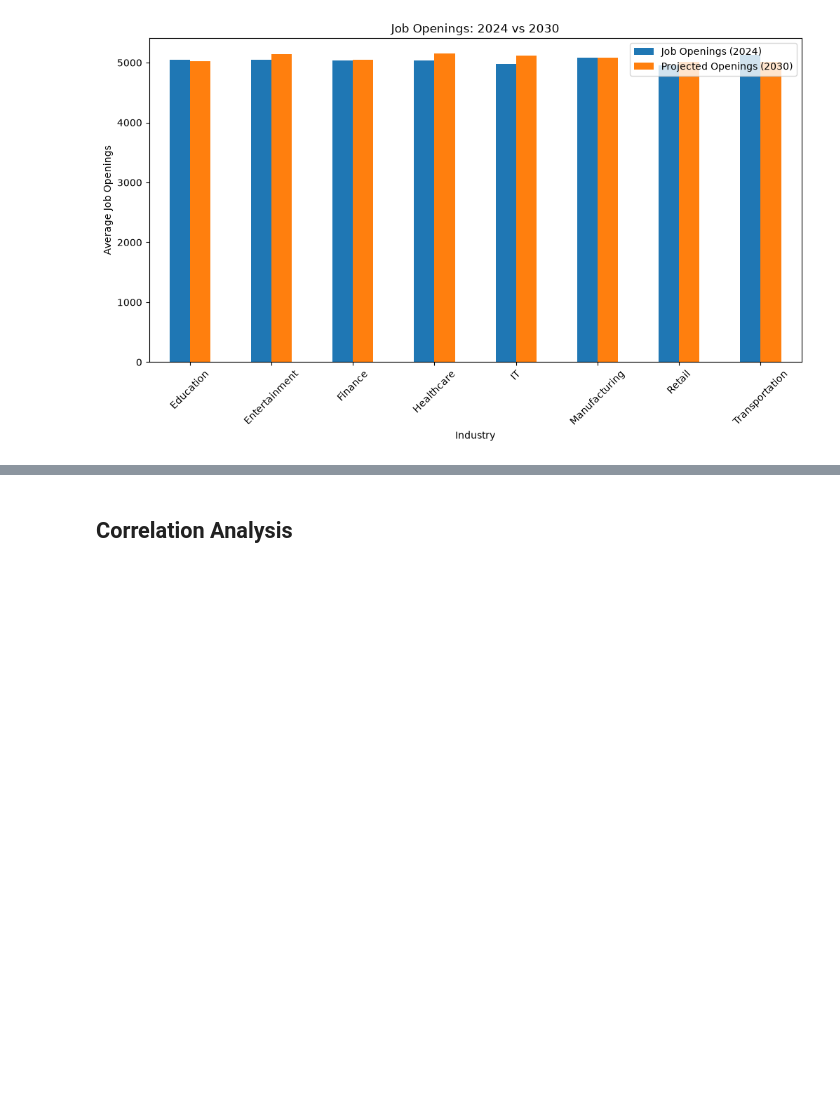
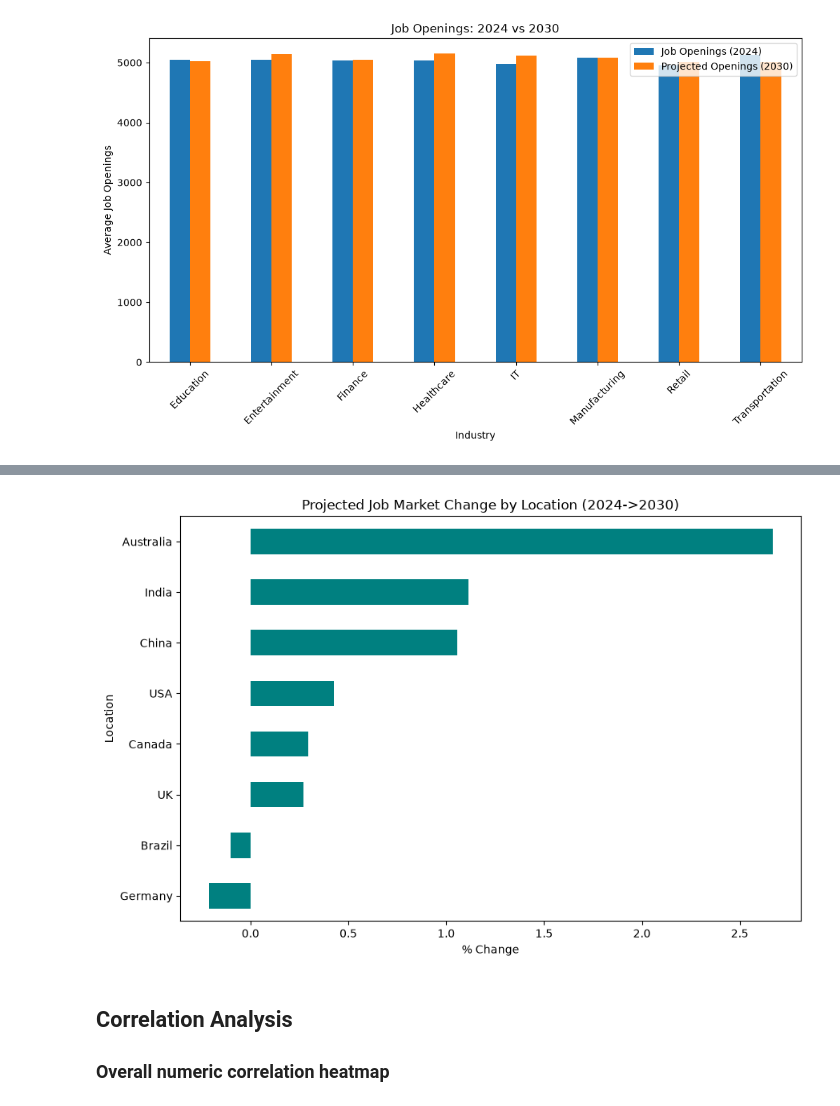
Before and after one commit to Magar-Bhuwan/AI-Trends-2030-Analysis, a Jupyter notebook: project.ipynb, the cells around one changed output, grey strips where cells are left out. Saved outputs shown, nothing was run; the diff lists cells and outputs as text; code cells hidden in the pictures; blank space fills up the shorter version.

```diff
--- a/project.ipynb
+++ b/project.ipynb
@@ -273,2 +323,17 @@ plt.show()
+# %%
+Location_growth = data.groupby("Location")[["Job Openings (2024)", "Projected Openings (2030)"]].sum()
+Location_growth["Change_%"] = (
+    (Location_growth["Projected Openings (2030)"] - Location_growth["Job Openings (2024)"])
+    / Location_growth["Job Openings (2024)"] * 100
+)
+Location_growth["Change_%"].sort_values().plot(kind="barh", figsize=(9, 6), color="teal")
+plt.title("Projected Job Market Change by Location (2024->2030)")
+plt.xlabel("% Change")
+plt.tight_layout()
+plt.show()
+# %% [output]
+[figure, added]
 # %% [markdown]
 ## Correlation Analysis
+
+### Overall numeric correlation heatmap
```
Also changed, not shown: parts of 64 cells of this notebook, 4 other files.
